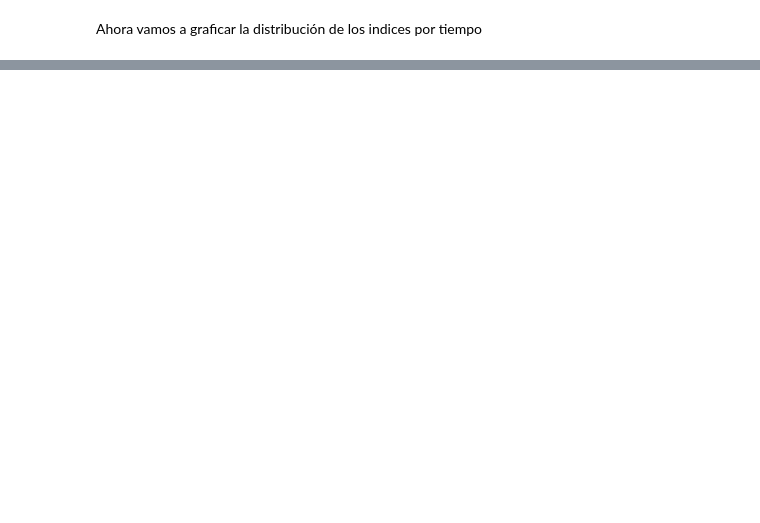
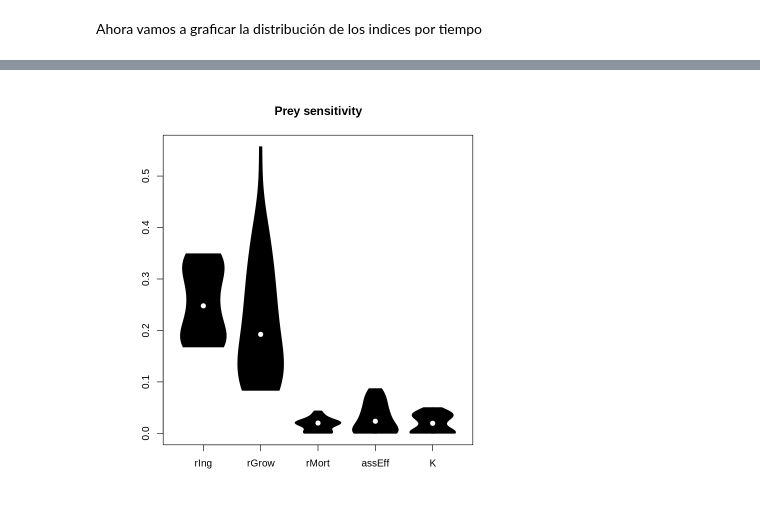
Before and after one commit to JuanM-GG/Biologia-de-sistemas, a Jupyter notebook: sensibilidad_R.ipynb, the cells around one changed output, grey strips where cells are left out. Saved outputs shown, nothing was run; the diff lists cells and outputs as text; code cells hidden in the pictures; blank space fills up the shorter version.

```diff
--- a/sensibilidad_R.ipynb
+++ b/sensibilidad_R.ipynb
@@ -149,11 +132,11 @@ plot(LVres_sobol,  state_plot = "P")
 # %% [markdown]
 Ahora vamos a graficar la distribución de los indices por tiempo
 # %%
-x1 <- LVres_sobol$P$S[2,]
-x2 <- LVres_sobol$P$S[3,]
-x3 <- LVres_sobol$P$S[4,]
-x4 <- LVres_sobol$P$S[5,]
-x5 <- LVres_sobol$P$S[6,]
+x1 <- LVres_sobol$Prey$S[2, ]
+x2 <- LVres_sobol$Prey$S[3, ]
+x3 <- LVres_sobol$Prey$S[4, ]
+x4 <- LVres_sobol$Prey$S[5, ]
+x5 <- LVres_sobol$Prey$S[6, ]
 # %%
 par(pty = "s")
 vioplot(x1,x2,x3,x4,x5, names = LVpars, col = "black")
@@ -167,3 +150,9 @@ y2 <- LVres_sobol$N$S[3, ]
 y3 <- LVres_sobol$N$S[4, ]
 y4 <- LVres_sobol$N$S[5, ]
 y5 <- LVres_sobol$N$S[6, ]
+# %%
+par(pty="s")
+vioplot(x1, x2, x3,x4, x5, names=LVpars,  col="black")
+title("Prey sensitivity")
+# %% [output]
+[figure, added]
```
Also changed, not shown: parts of 13 cells of this notebook.
